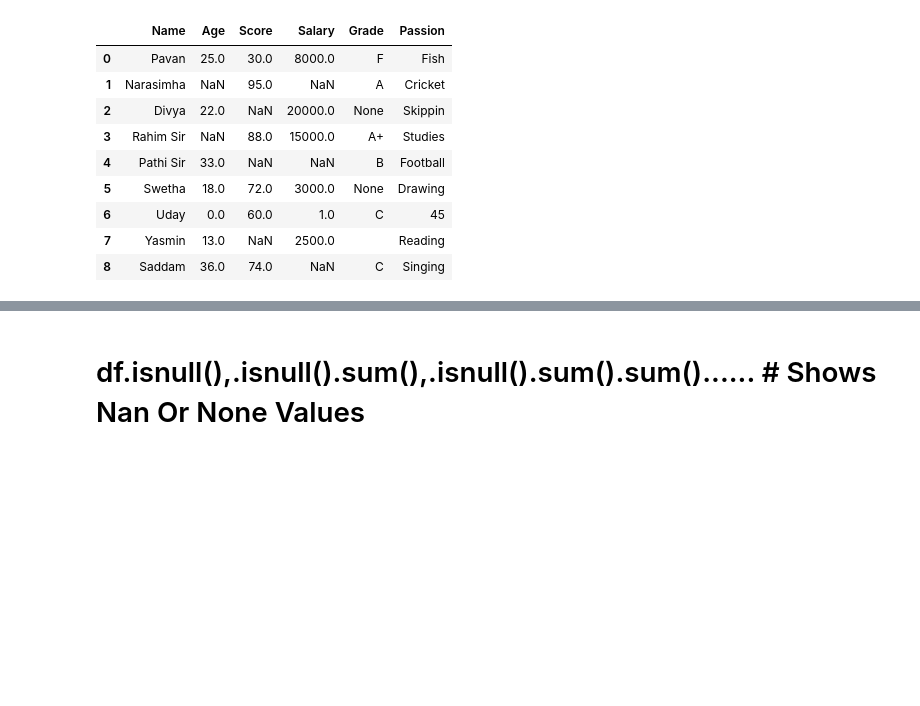
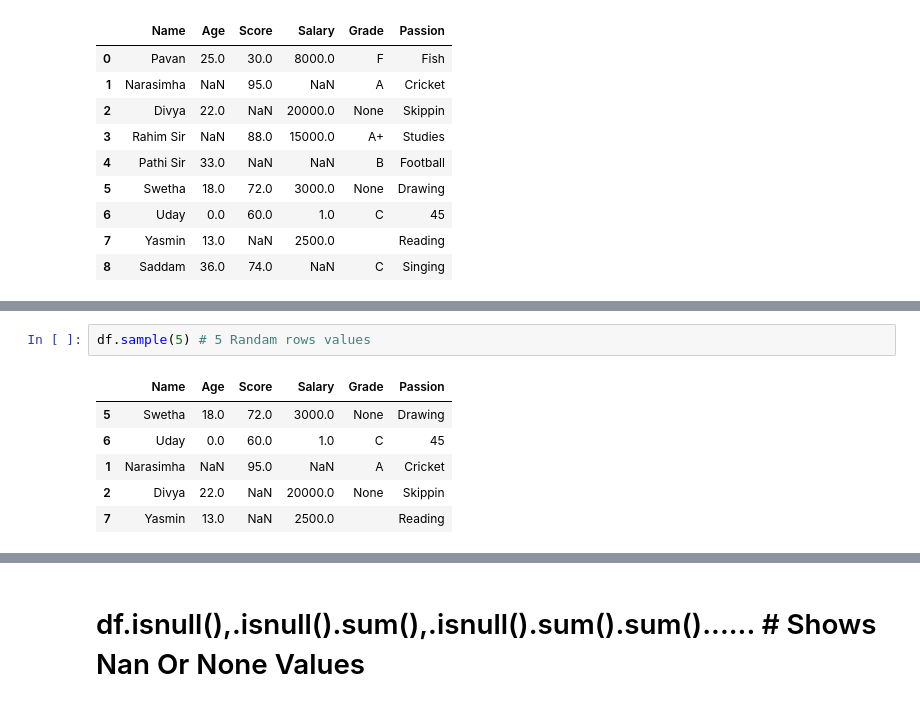
Before and after one commit to younuskurakula/PracticingData, a Jupyter notebook: PRACTICE.ipynb, the cells around one changed output, grey strips where cells are left out. Cells and saved outputs as stored; diff of their text form; blank space fills up the shorter version.

```diff
--- a/PRACTICE.ipynb
+++ b/PRACTICE.ipynb
@@ -31,0 +86,9 @@ df
+# %%
+df.sample(5) # 5 Randam rows values
+# %% [output]
+|  | Name | Age | Score | Salary | Grade | Passion |
+| 5 | Swetha | 18.0 | 72.0 | 3000.0 | None | Drawing |
+| 6 | Uday | 0.0 | 60.0 | 1.0 | C | 45 |
+| 1 | Narasimha | NaN | 95.0 | NaN | A | Cricket |
+| 2 | Divya | 22.0 | NaN | 20000.0 | None | Skippin |
+| 7 | Yasmin | 13.0 | NaN | 2500.0 |  | Reading |
```
Also changed, not shown: parts of 37 cells of this notebook.
